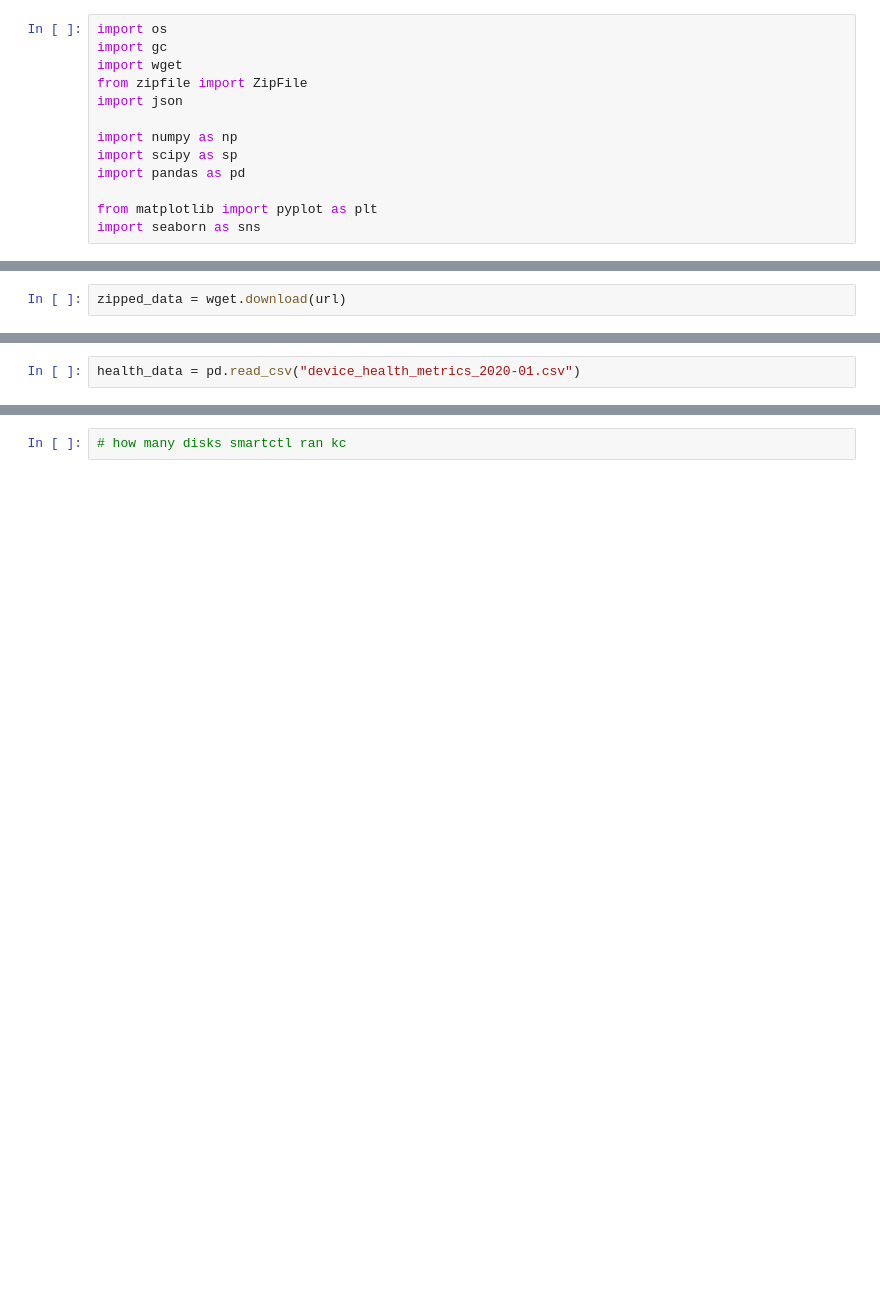
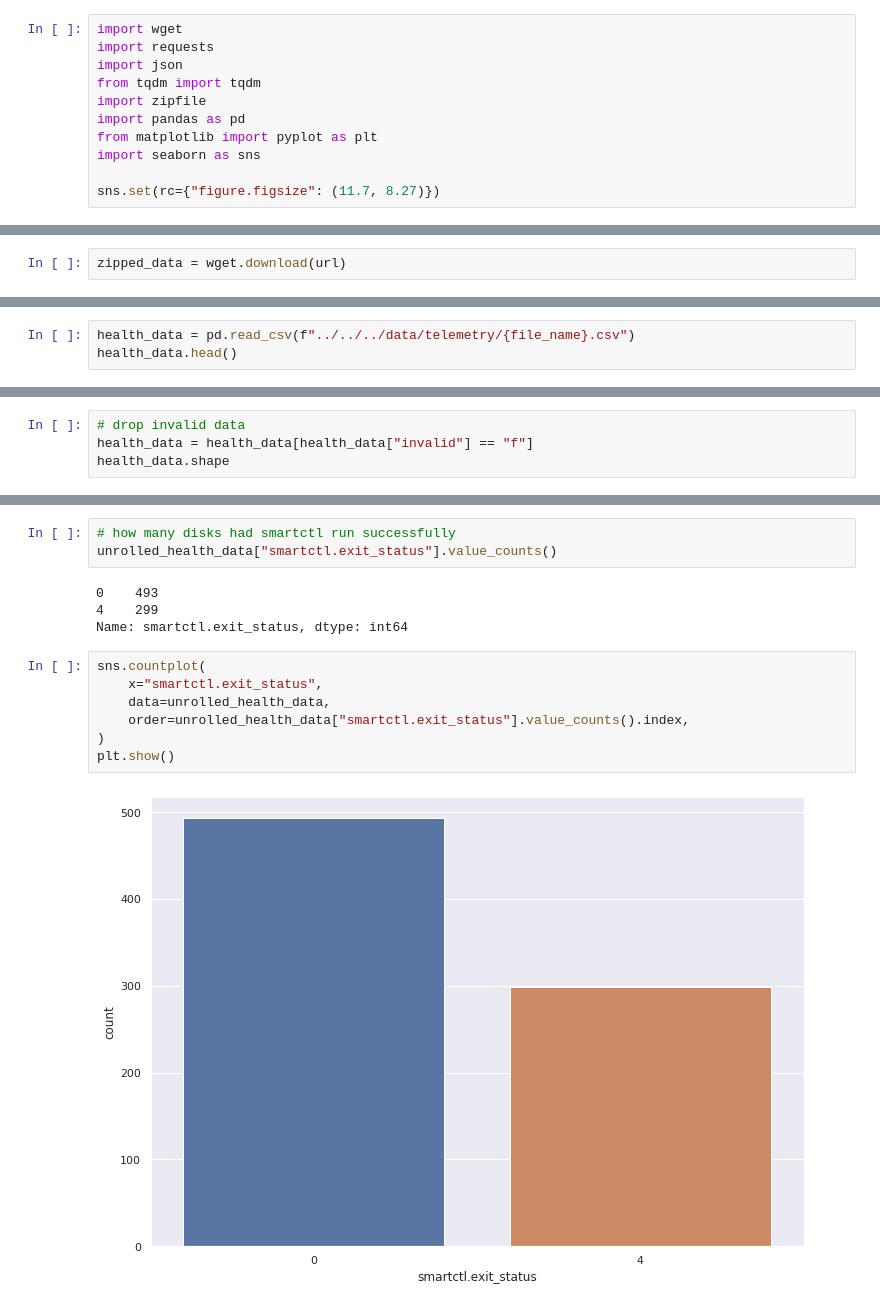
Before and after one commit to aicoe-aiops/ceph_drive_failure, a Jupyter notebook: notebooks/data_sources/telemetry/step0_EDA.ipynb, the cells around one changed output, grey strips where cells are left out. Saved outputs shown, nothing was run; the diff lists cells and outputs as text; blank space fills up the shorter version.

Commit message:
Unroll data and add valid/invalid EDA

```diff
--- a/notebooks/data_sources/telemetry/step0_EDA.ipynb
+++ b/notebooks/data_sources/telemetry/step0_EDA.ipynb
@@ -5,13 +5,11 @@ Data available [here](https://kzn-swift.massopen.cloud/swift/v1/devicehealth/).
 # %%
-import os
-import gc
 import wget
-from zipfile import ZipFile
+import requests
 import json
-
-import numpy as np
-import scipy as sp
+from tqdm import tqdm
+import zipfile
 import pandas as pd
-
 from matplotlib import pyplot as plt
 import seaborn as sns
+
+sns.set(rc={"figure.figsize": (11.7, 8.27)})
@@ -29,2 +54,3 @@ zipped_data = wget.download(url)
 # %%
-health_data = pd.read_csv("device_health_metrics_2020-01.csv")
+health_data = pd.read_csv(f"../../../data/telemetry/{file_name}.csv")
+health_data.head()
@@ -30,0 +98,4 @@ health_data = pd.read_csv("device_health_metrics_2020-01.csv")
+# %%
+# drop invalid data
+health_data = health_data[health_data["invalid"] == "f"]
+health_data.shape
@@ -57,2 +119,16 @@ Name: ata_smart_attributes.table, Length: 1102, dtype: object
 # %%
-# how many disks smartctl ran kc
+# how many disks had smartctl run successfully
+unrolled_health_data["smartctl.exit_status"].value_counts()
+# %% [output]
+0    493
+4    299
+Name: smartctl.exit_status, dtype: int64
+# %%
+sns.countplot(
+    x="smartctl.exit_status",
+    data=unrolled_health_data,
+    order=unrolled_health_data["smartctl.exit_status"].value_counts().index,
+)
+plt.show()
+# %% [output]
+[figure, added]
```
Also changed, not shown: parts of 35 cells of this notebook, 1 other file.
